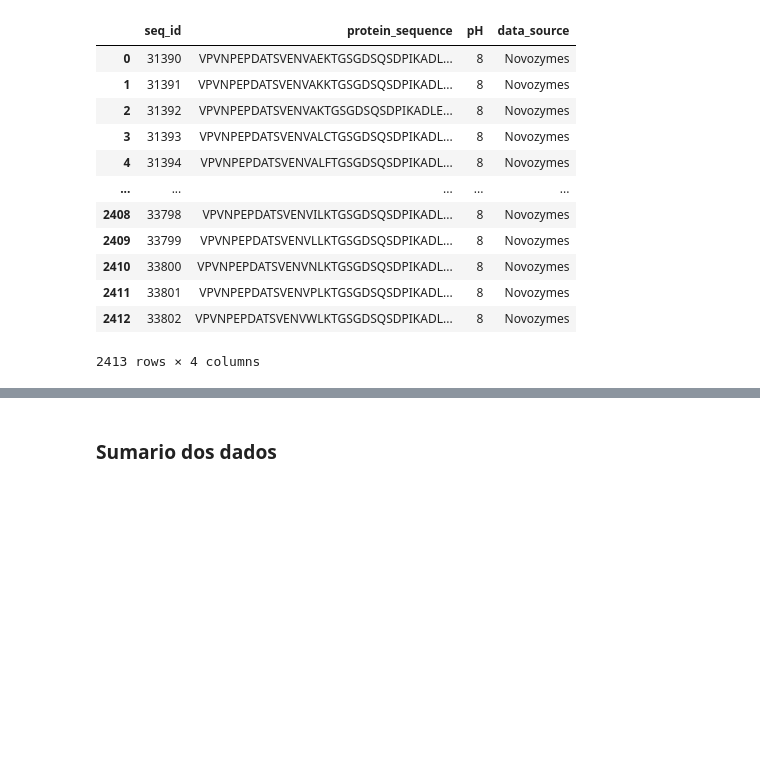
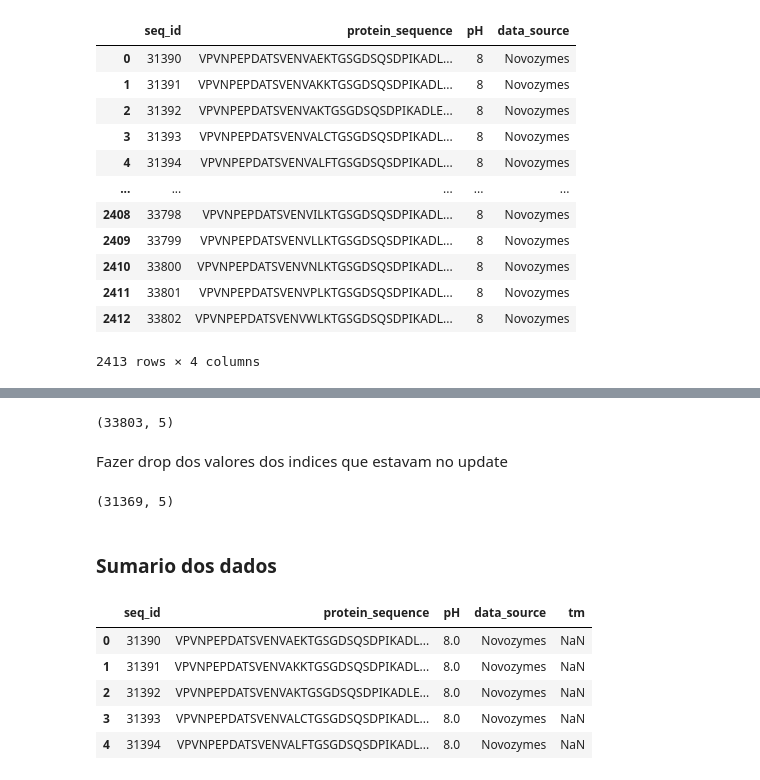
Before and after one commit to marianamg07/dream_challenge_, a Jupyter notebook: novozymes-enzyme-stability-prediction/Trabalho SIB.ipynb, the cells around one changed output, grey strips where cells are left out. Cells and saved outputs as stored; diff of their text form; code cells hidden in the pictures; blank space fills up the shorter version.

```diff
--- a/novozymes-enzyme-stability-prediction/Trabalho SIB.ipynb
+++ b/novozymes-enzyme-stability-prediction/Trabalho SIB.ipynb
@@ -83,2 +96,8 @@ df_append
 # %%
 data=df_append
+# %%
+data.shape
+# %% [output]
+(33803, 5)
+# %% [markdown]
+Fazer drop dos valores dos indices que estavam no update
@@ -85,5 +107,18 @@ data=df_append
+# %%
+data.shape
+# %% [output]
+(31369, 5)
 # %% [markdown]
 ### Sumario dos dados
+# %%
+data.head()
+# %% [output]
+|  | seq_id | protein_sequence | pH | data_source | tm |
+| 0 | 31390 | VPVNPEPDATSVENVAEKTGSGDSQSDPIKADL... | 8.0 | Novozymes | NaN |
+| 1 | 31391 | VPVNPEPDATSVENVAKKTGSGDSQSDPIKADL... | 8.0 | Novozymes | NaN |
+| 2 | 31392 | VPVNPEPDATSVENVAKTGSGDSQSDPIKADLE... | 8.0 | Novozymes | NaN |
+| 3 | 31393 | VPVNPEPDATSVENVALCTGSGDSQSDPIKADL... | 8.0 | Novozymes | NaN |
+| 4 | 31394 | VPVNPEPDATSVENVALFTGSGDSQSDPIKADL... | 8.0 | Novozymes | NaN |
 # %%
 data.describe()
 # %% [output]
```
Also changed, not shown: parts of 21 cells of this notebook.
